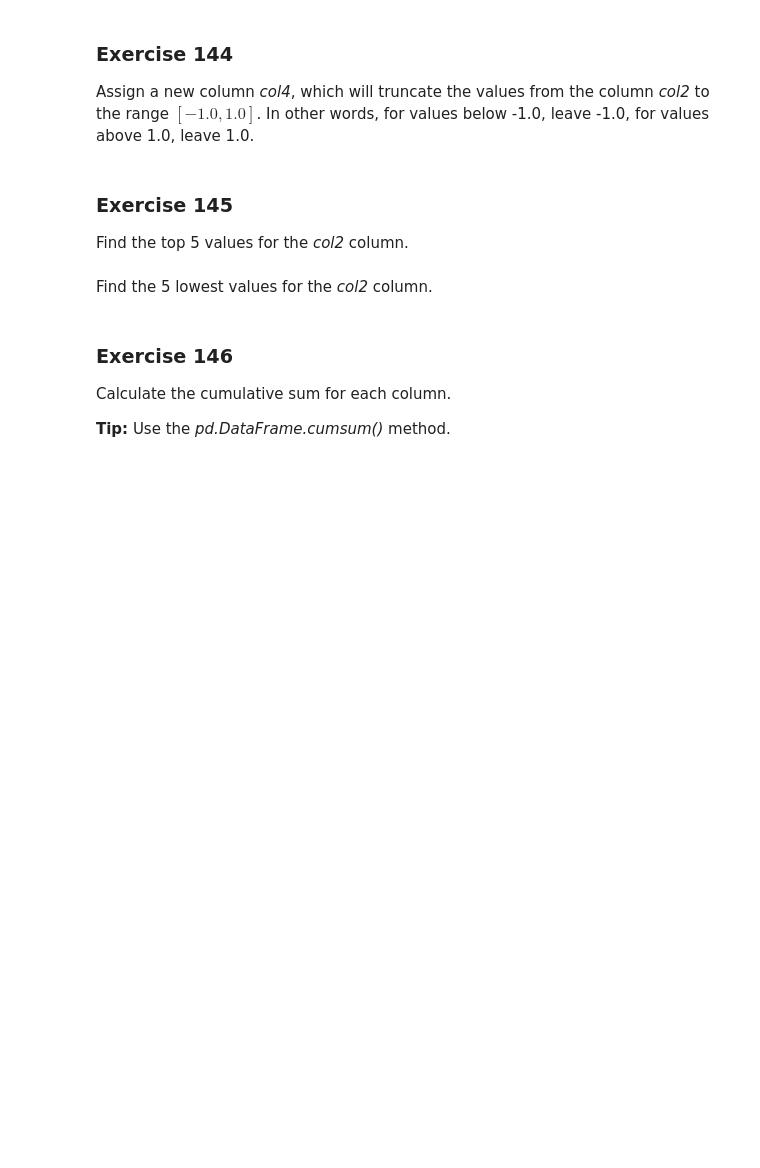
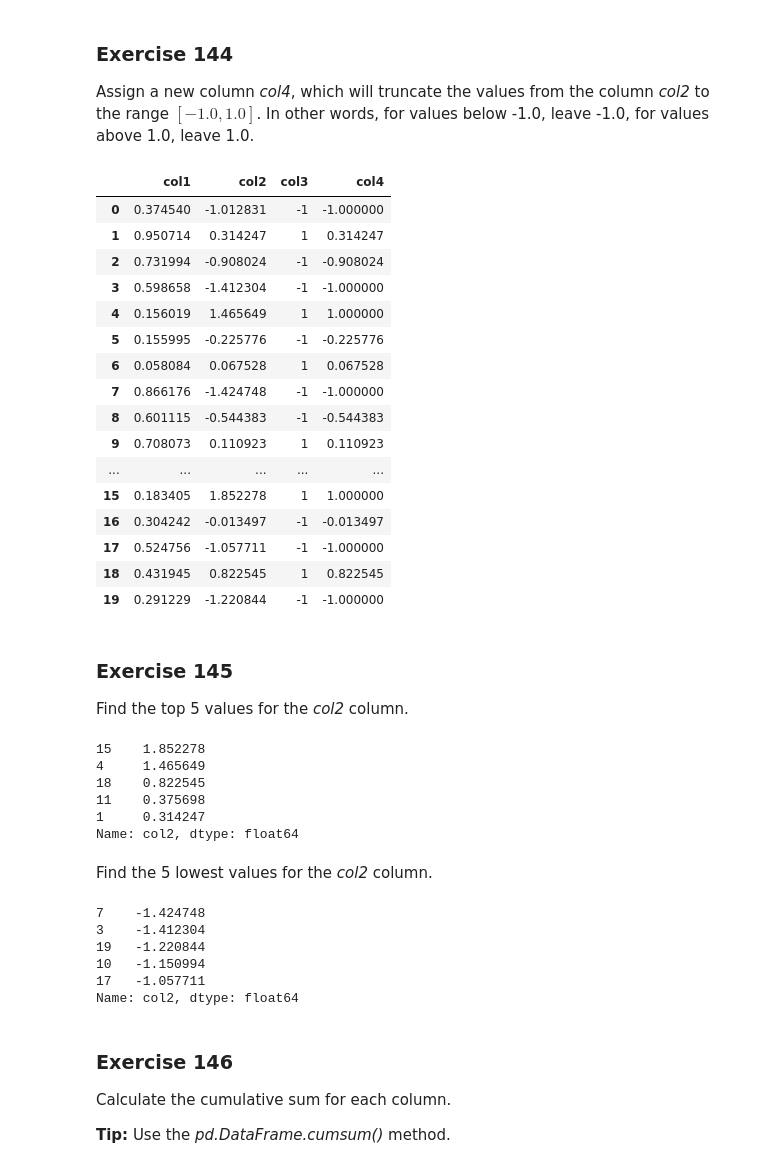
Before and after one commit to Olamyyde/test-colab, a Jupyter notebook: 141_150_exercises.ipynb, the cells around one changed output. Saved outputs shown, nothing was run; the diff lists cells and outputs as text; code cells hidden in the pictures; blank space fills up the shorter version.

```diff
--- a/141_150_exercises.ipynb
+++ b/141_150_exercises.ipynb
@@ -80,0 +78,4 @@ Assign a new column named _col3_, which will have a value of 1 when the value in
+# %%
+# enter solution here
+df['col3'] = df['col2'].map(lambda x:1 if x>=0 else -1)
+df
@@ -88,12 +105,50 @@ In other words, for values below -1.0, leave -1.0, for values above 1.0, leave 1
+# %%
+# enter solution here
+df['col4'] = df['col2'].clip(-1.0, 1.0)
+df
+# %% [output]
+|  | col1 | col2 | col3 | col4 |
+| 0 | 0.374540 | -1.012831 | -1 | -1.000000 |
+| 1 | 0.950714 | 0.314247 | 1 | 0.314247 |
+| 2 | 0.731994 | -0.908024 | -1 | -0.908024 |
+| 3 | 0.598658 | -1.412304 | -1 | -1.000000 |
+| 4 | 0.156019 | 1.465649 | 1 | 1.000000 |
+| 5 | 0.155995 | -0.225776 | -1 | -0.225776 |
+| 6 | 0.058084 | 0.067528 | 1 | 0.067528 |
+| 7 | 0.866176 | -1.424748 | -1 | -1.000000 |
+| 8 | 0.601115 | -0.544383 | -1 | -0.544383 |
+| 9 | 0.708073 | 0.110923 | 1 | 0.110923 |
+| ... | ... | ... | ... | ... |
+| 15 | 0.183405 | 1.852278 | 1 | 1.000000 |
+| 16 | 0.304242 | -0.013497 | -1 | -0.013497 |
+| 17 | 0.524756 | -1.057711 | -1 | -1.000000 |
+| 18 | 0.431945 | 0.822545 | 1 | 0.822545 |
+| 19 | 0.291229 | -1.220844 | -1 | -1.000000 |
 # %% [markdown]
 ### <a name='5'></a> Exercise 145
 Find the top 5 values for the _col2_ column.
 # %%
 # enter solution here
+df['col2'].nlargest(5)
+# %% [output]
+15    1.852278
+4     1.465649
+18    0.822545
+11    0.375698
+1     0.314247
+Name: col2, dtype: float64
 # %% [markdown]
 Find the 5 lowest values for the _col2_ column.
 # %%
 # enter solution here
+df['col2'].nsmallest(5)
+# %% [output]
+7    -1.424748
+3    -1.412304
+19   -1.220844
+10   -1.150994
+17   -1.057711
+Name: col2, dtype: float64
 # %% [markdown]
 ### <a name='6'></a> Exercise 146
 Calculate the cumulative sum for each column.
```
Also changed, not shown: parts of 11 cells of this notebook.
